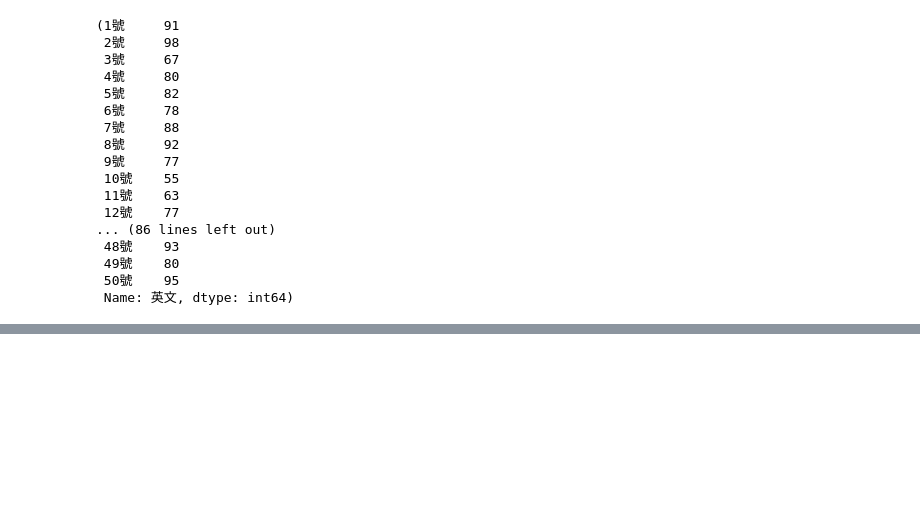
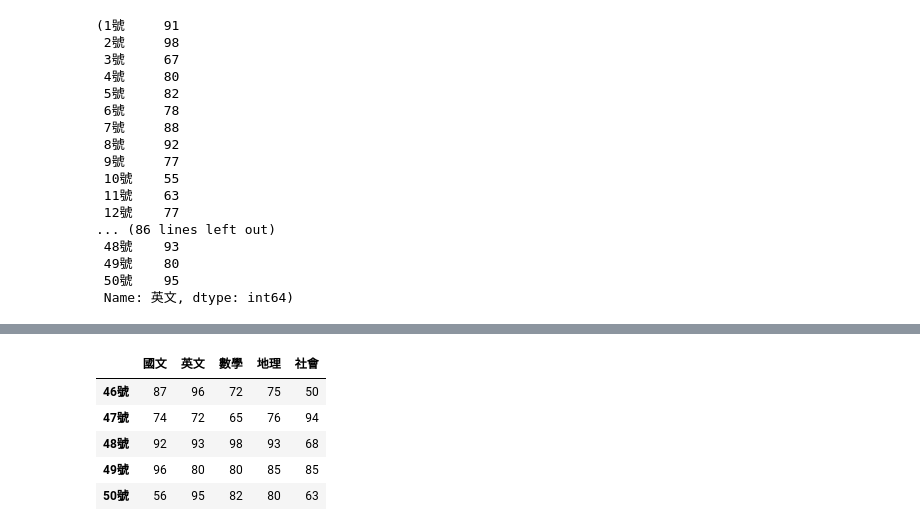
Before and after one commit to MurrayChuang/Python_20240417, a Jupyter notebook: lesson16/lesson16_2.ipynb, the cells around one changed output, grey strips where cells are left out. Cells and saved outputs as stored; diff of their text form; code cells hidden in the pictures; blank space fills up the shorter version.

```diff
--- a/lesson16/lesson16_2.ipynb
+++ b/lesson16/lesson16_2.ipynb
@@ -90,0 +185,11 @@ df1['國文'], df1['英文']
+# %%
+#選取後5位
+#iloc[數值索引:數值索引]
+df1.iloc[-5:]
+# %% [output]
+|  | 國文 | 英文 | 數學 | 地理 | 社會 |
+| 46號 | 87 | 96 | 72 | 75 | 50 |
+| 47號 | 74 | 72 | 65 | 76 | 94 |
+| 48號 | 92 | 93 | 98 | 93 | 68 |
+| 49號 | 96 | 80 | 80 | 85 | 85 |
+| 50號 | 56 | 95 | 82 | 80 | 63 |
```
Also changed, not shown: parts of 7 cells of this notebook, 1 other file.
